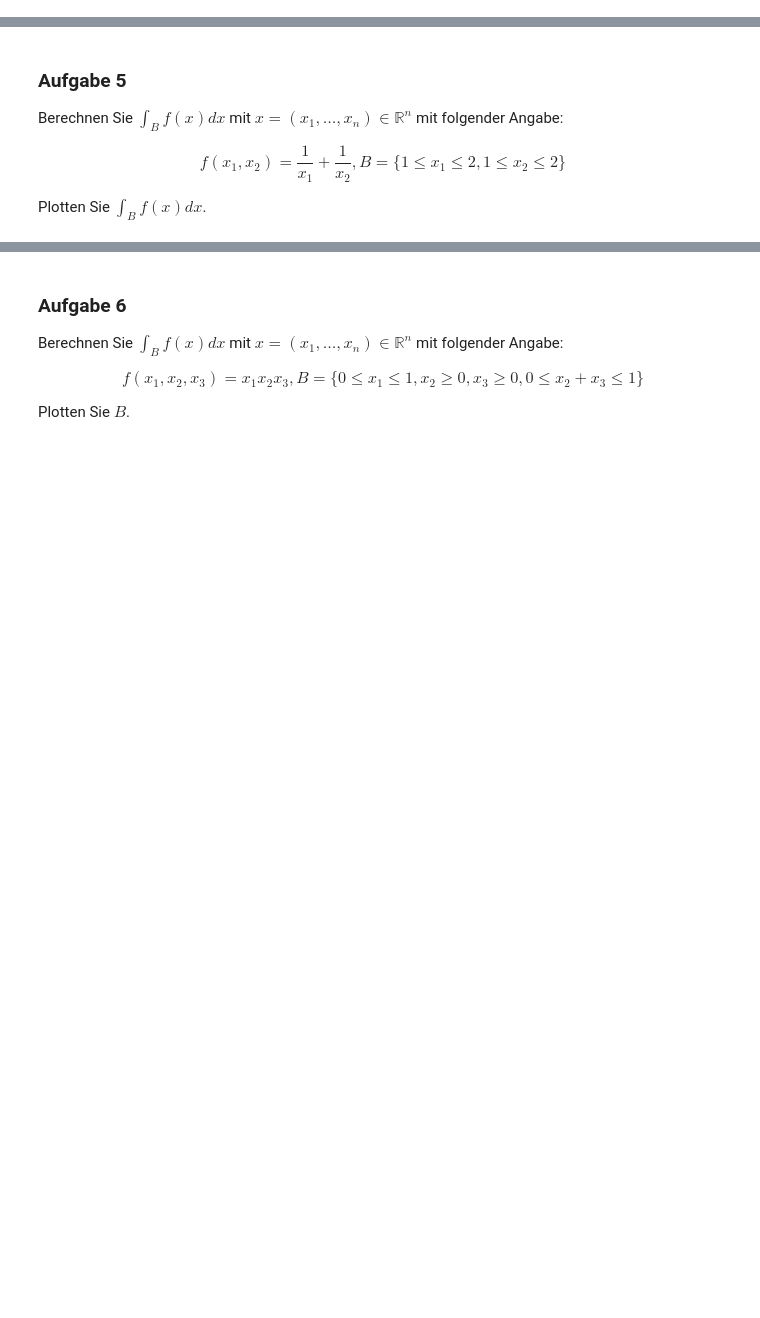
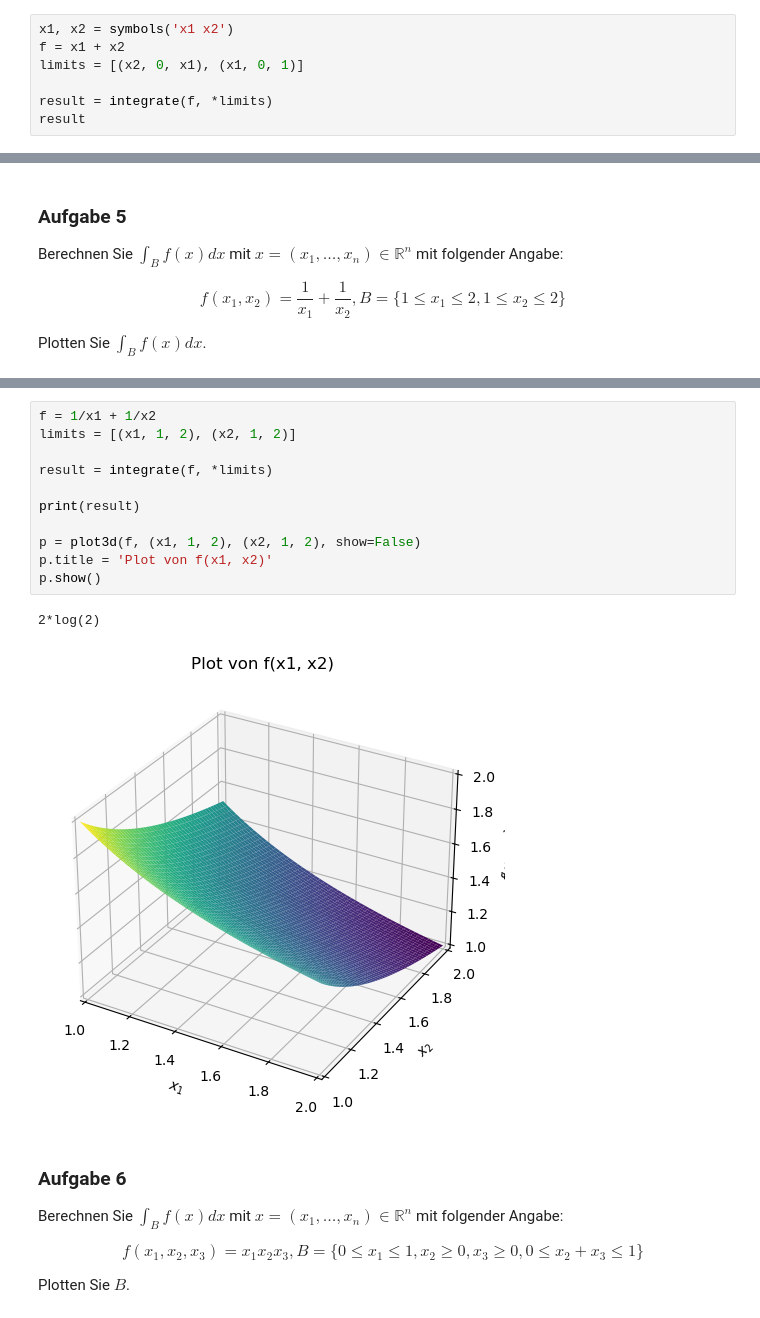
Before and after one commit to maixnor/uniwien, a Jupyter notebook: notebooks/Aufgabenblatt_11.ipynb, the cells around one changed output, grey strips where cells are left out. Drawn from its saved outputs; the diff is of its cells as text; blank space fills up the shorter version.

```diff
--- a/notebooks/Aufgabenblatt_11.ipynb
+++ b/notebooks/Aufgabenblatt_11.ipynb
@@ -42,0 +110,7 @@ $$
+# %%
+x1, x2 = symbols('x1 x2')
+f = x1 + x2
+limits = [(x2, 0, x1), (x1, 0, 1)]
+
+result = integrate(f, *limits)
+result
@@ -54,3 +140,17 @@ Plotten Sie $\int_Bf(x)dx$.
+# %%
+f = 1/x1 + 1/x2
+limits = [(x1, 1, 2), (x2, 1, 2)]
+
+result = integrate(f, *limits)
+
+print(result)
+
+p = plot3d(f, (x1, 1, 2), (x2, 1, 2), show=False)
+p.title = 'Plot von f(x1, x2)'
+p.show()
+# %% [output]
+2*log(2)
+[figure, added]
 # %% [markdown]
 ### Aufgabe 6
 
```
Also changed, not shown: parts of 12 cells of this notebook.
